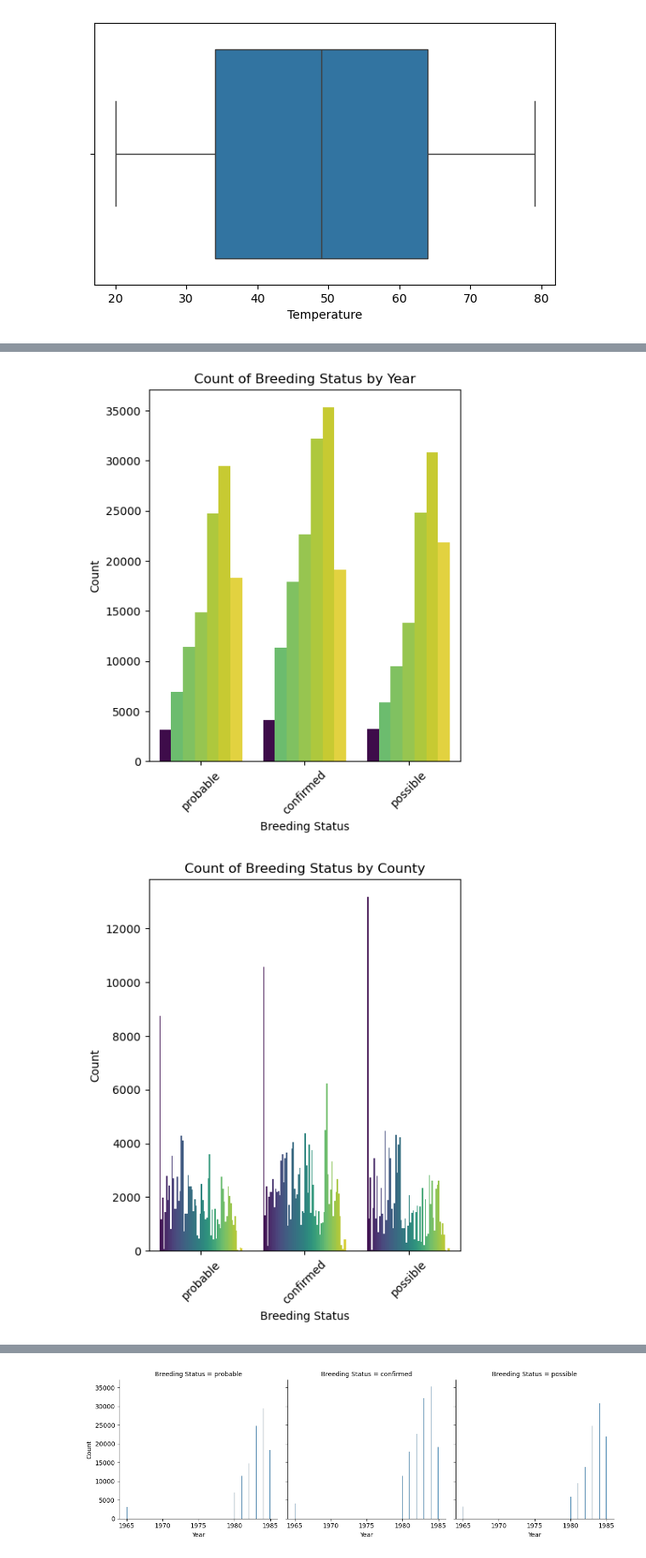
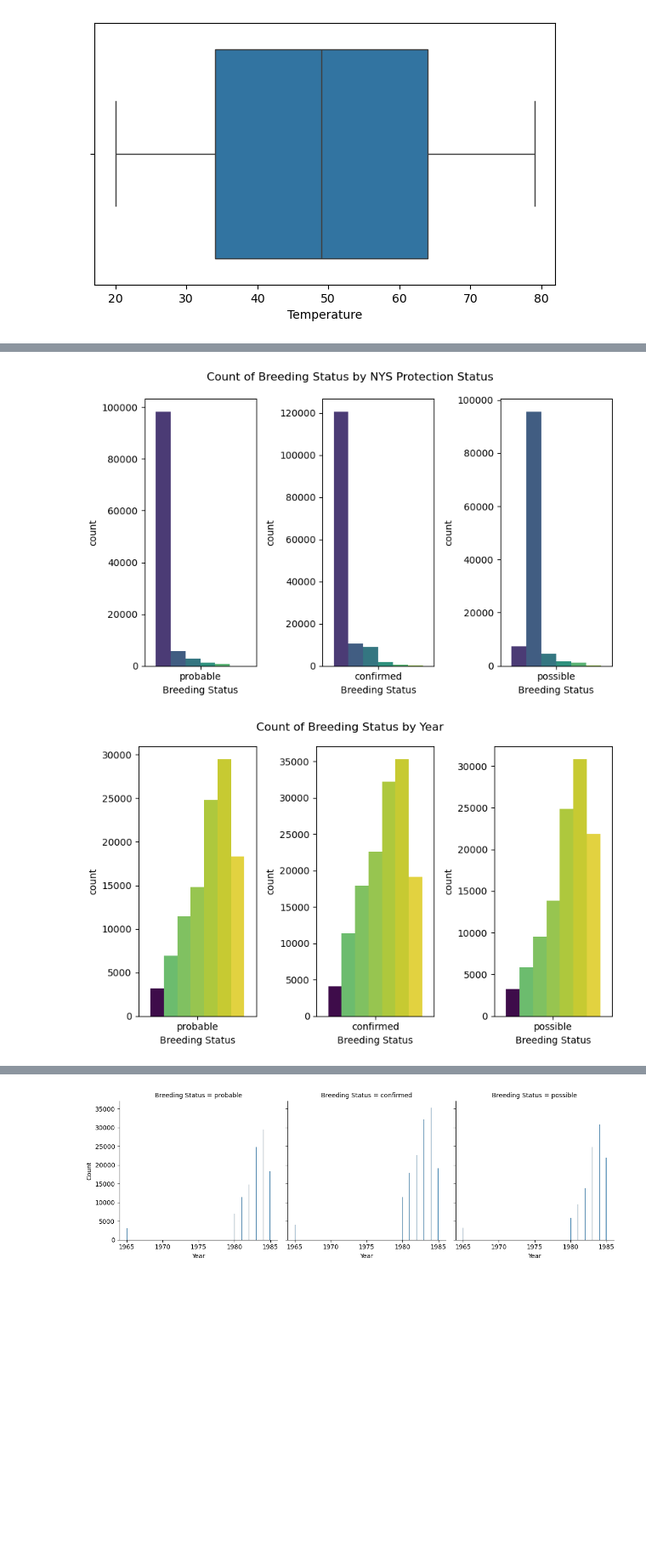
Before and after one commit to nik-052/Classification-and-Regression-Methods, a Jupyter notebook: Breeding Bird Atlas.ipynb, the cells around one changed output, grey strips where cells are left out. Shown at 85% size. Drawn from its saved outputs; the diff is of its cells as text; code cells hidden in the pictures; blank space fills up the shorter version.

```diff
--- a/Breeding Bird Atlas.ipynb
+++ b/Breeding Bird Atlas.ipynb
@@ -290,13 +268,16 @@ for c in df.select_dtypes(include=['object']).columns:
 # %%
-for col in list(set(df.columns) - set(['Breeding Status','Block ID','Common Name','Scientific Name'])):
-    plt.figure(figsize=(5, 6))
-    sns.countplot(data=df, x='Breeding Status', hue=col, palette='viridis')
-    plt.title(f'Count of {"Breeding Status"} by {col}')
-    plt.xlabel("Breeding Status")
-    plt.ylabel('Count')
-    plt.xticks(rotation=45)
-    plt.legend().remove()
+for col in list(set(df.columns) - set(['Breeding Status','Block ID','Common Name','Scientific Name','Temperature','Breeding Behavior'])):
+
+    unique_values = df['Breeding Status'].unique()
+
+    fig,axs=plt.subplots(1,len(unique_values),figsize=(8,5))
+    for i, value in enumerate(unique_values):
+        sub = df[df['Breeding Status']==value]
+        sns.countplot(data=sub, x='Breeding Status', hue=col, palette='viridis',ax=axs[i])
+        axs[i].legend_.remove()
+    fig.suptitle(f'Count of {"Breeding Status"} by {col}')
+    plt.tight_layout()
     plt.show()
 # %% [output]
-[figure, old version]
+[figure, new version]
-[figure, old version]
+[figure, new version]
```
Also changed, not shown: parts of 13 cells of this notebook, 2 other files.
